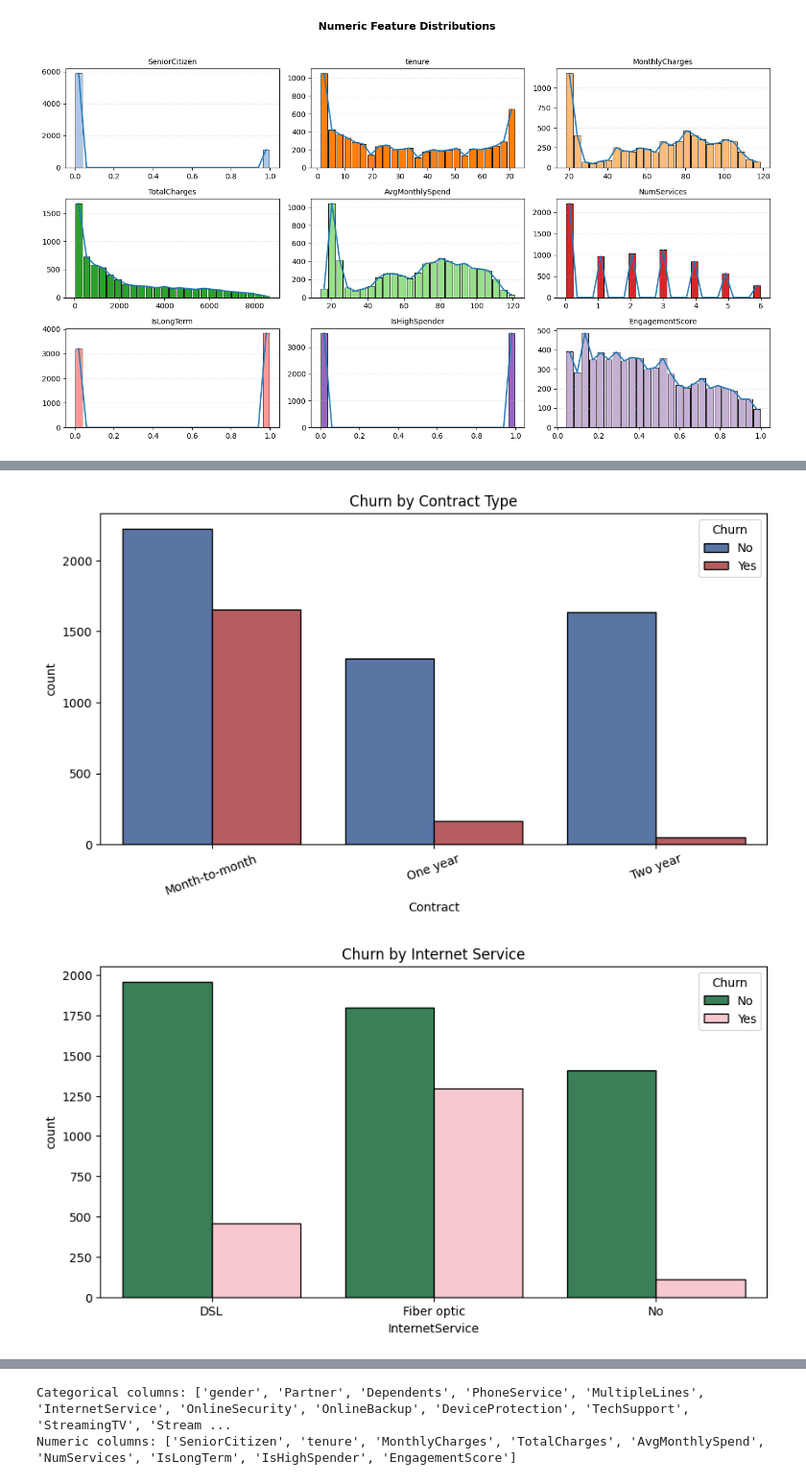
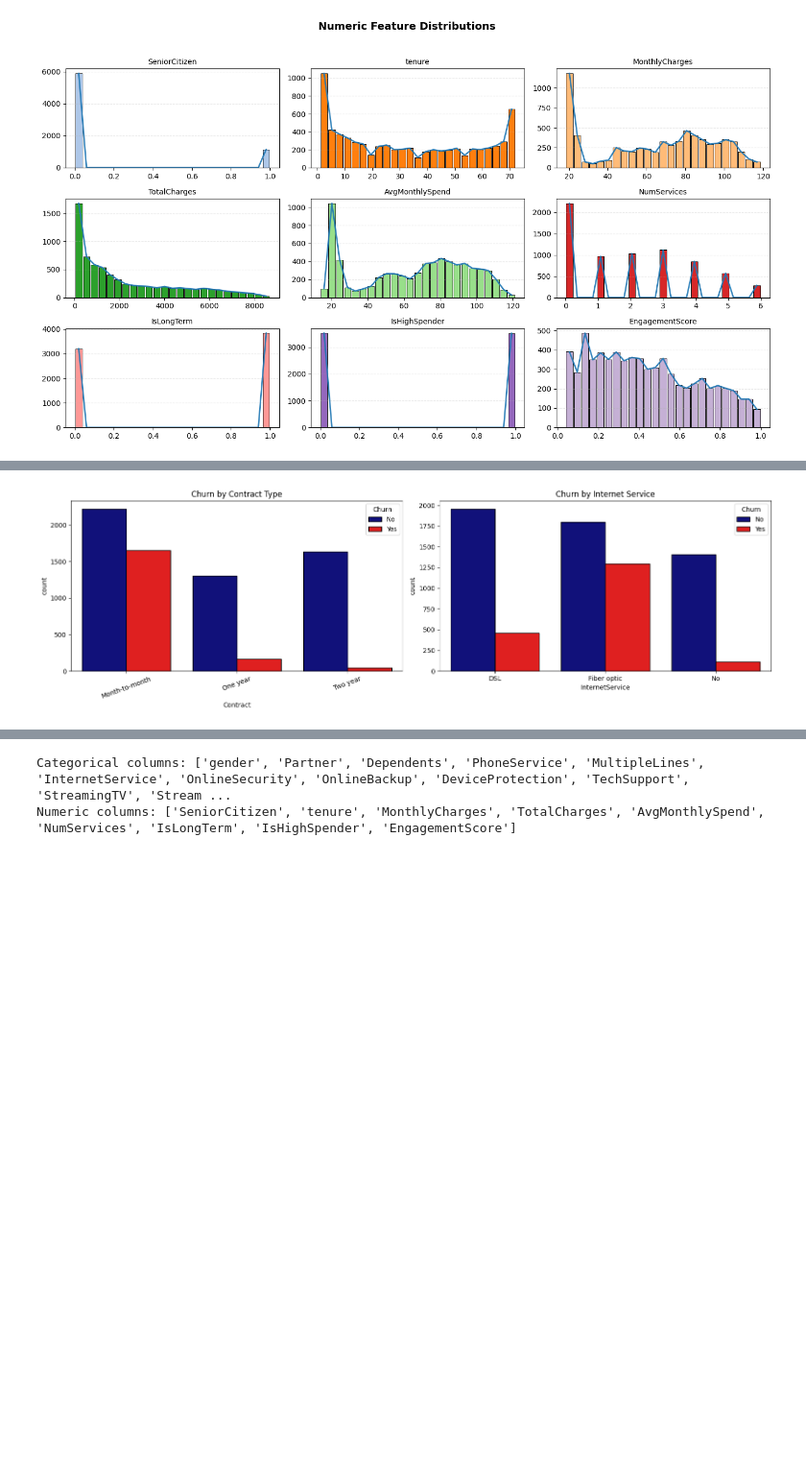
Before and after one commit to Sujatha-Nethmini/ML_CW, a Jupyter notebook: machineLearning_CW.ipynb, the cells around one changed output, grey strips where cells are left out. Shown at 96% size. Saved outputs shown, nothing was run; the diff lists cells and outputs as text; code cells hidden in the pictures; blank space fills up the shorter version.

```diff
--- a/machineLearning_CW.ipynb
+++ b/machineLearning_CW.ipynb
@@ -283,21 +294,33 @@ plt.show()
 # %%
 # 4. CHURN BY CONTRACT TYPE
+fig, axes = plt.subplots(1, 2, figsize=(16,5))
 
-plt.figure(figsize=(10,5))
-sns.countplot(x='Contract', hue='Churn', data=data,  palette=["#4C72B0", "#C44E52"],edgecolor="black")
-plt.title("Churn by Contract Type")
-plt.xticks(rotation=20)
+sns.countplot(
+    x='Contract',
+    hue='Churn',
+    data=data,
+    palette=["darkblue", "red"],
+    edgecolor="black",
+    ax=axes[0]
+)
+axes[0].set_title("Churn by Contract Type")
+axes[0].tick_params(axis='x', rotation=20)
+
+
+sns.countplot(
+    x='InternetService',
+    hue='Churn',
+    data=data,
+    palette=["darkblue", "red"],
+    edgecolor="black",
+    ax=axes[1]
+)
+axes[1].set_title("Churn by Internet Service")
+
+plt.tight_layout()
 plt.show()
-
-# 5. CHURN BY INTERNET SERVICE
-
-plt.figure(figsize=(10,5))
-sns.countplot(x='InternetService', hue='Churn', data=data, palette=["seagreen", "pink"],edgecolor="black")
-plt.title("Churn by Internet Service")
-plt.show()
 # %% [output]
-[figure, old version]
+[figure, new version]
-[figure, removed]
 # %%
 # 6. BOX PLOT: MonthlyCharges vs Churn
 
```
Also changed, not shown: parts of 28 cells of this notebook.
